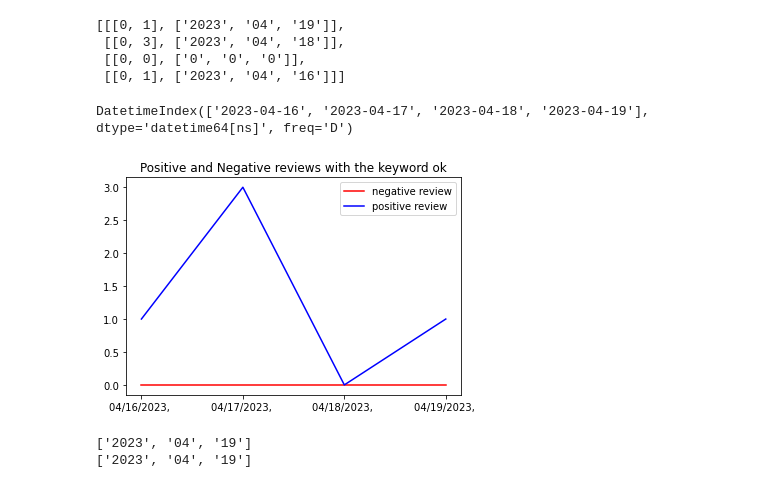
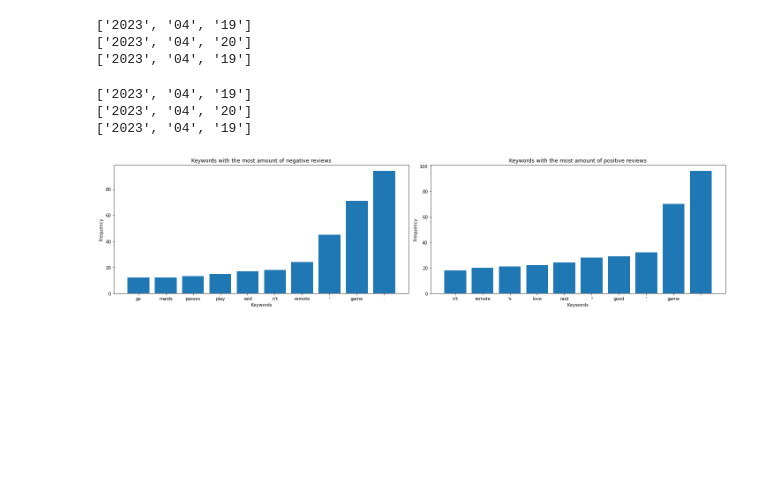
Before and after one commit to programmerbeast/Code, a Jupyter notebook: Project_PlayStore_Reviews_Analysis.ipynb, the cells around one changed output. Saved outputs shown, nothing was run; the diff lists cells and outputs as text; code cells hidden in the pictures; blank space fills up the shorter version.

```diff
--- a/Project_PlayStore_Reviews_Analysis.ipynb
+++ b/Project_PlayStore_Reviews_Analysis.ipynb
@@ -25,3 +17,7 @@ True
+# %%
+# the dates for which you start analyzing the reviews and for which you stop
+time_start="04/14/2023"
+time_end="04/20/2023"
 # %%
 #Load reviews from csv file
 
@@ -185,15 +282,3 @@ data_positive=[list_time_keyword[i][0][1] for i in range(len(list_time_keyword))
-# %%
-list_time_keyword
-# %% [output]
-[[[0, 1], ['2023', '04', '19']],
- [[0, 3], ['2023', '04', '18']],
- [[0, 0], ['0', '0', '0']],
- [[0, 1], ['2023', '04', '16']]]
-# %%
-make_graph(keyword,data_negative,data_positive,time_frame,time_start,time_end)
-# %% [output]
-DatetimeIndex(['2023-04-16', '2023-04-17', '2023-04-18', '2023-04-19'], dtype='datetime64[ns]', freq='D')
-[figure, removed]
 # %%
 #keyword recommendation system per day
 
@@ -219,5 +301,6 @@ def keyword_recommendation(day):
 # %%
-(list_negative,list_positive) = keyword_recommendation(day)
+(list_keywords_negative_reviews,list_keywords_positive_reviews) = keyword_recommendation(day,list_reviews)
 # %% [output]
 ['2023', '04', '19']
+['2023', '04', '20']
 ['2023', '04', '19']
@@ -223,0 +322,30 @@ def keyword_recommendation(day):
+# %%
+def make_graph_keywords(list_keywords_negative_reviews,list_keywords_positive_reviews):
+    fig, (ax1, ax2) = plt.subplots(1, 2, figsize=(20, 5))
+
+    keyword_negative = [i[0] for i in list_keywords_negative_reviews]
+    freq_negative = [i[1] for i in list_keywords_negative_reviews]
+    keyword_positive = [i[0] for i in list_keywords_positive_reviews]
+    freq_positive = [i[1] for i in list_keywords_positive_reviews]
+
+    ax1.bar(keyword_negative[-10:], freq_negative[-10:])
+    ax1.set_title("Keywords with the most amount of negative reviews")
+    ax1.set_xlabel("Keywords")
+    ax1.set_ylabel("Frequency")
+
+    ax2.bar(keyword_positive[-10:], freq_positive[-10:])
+    ax2.set_title("Keywords with the most amount of positive reviews")
+    ax2.set_xlabel("Keywords")
+    ax2.set_ylabel("Frequency")
+
+    plt.tight_layout()
+    plt.show()
+# %%
+day = "2023/04/19"
+(list_keywords_negative_reviews,list_keywords_positive_reviews) = keyword_recommendation(day,list_reviews)
+make_graph_keywords(list_keywords_negative_reviews, list_keywords_positive_reviews)
+# %% [output]
+['2023', '04', '19']
+['2023', '04', '20']
+['2023', '04', '19']
+[figure, added]
```
Also changed, not shown: parts of 15 cells of this notebook.
